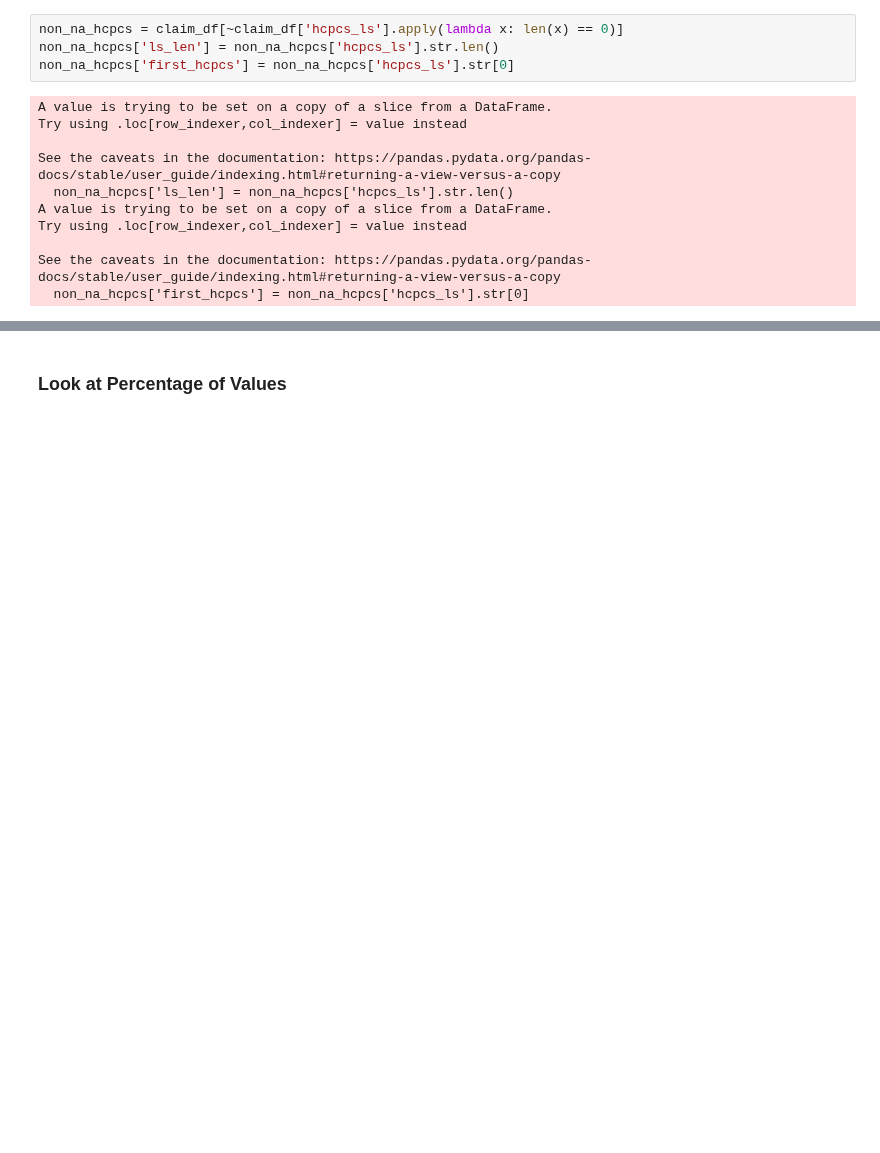
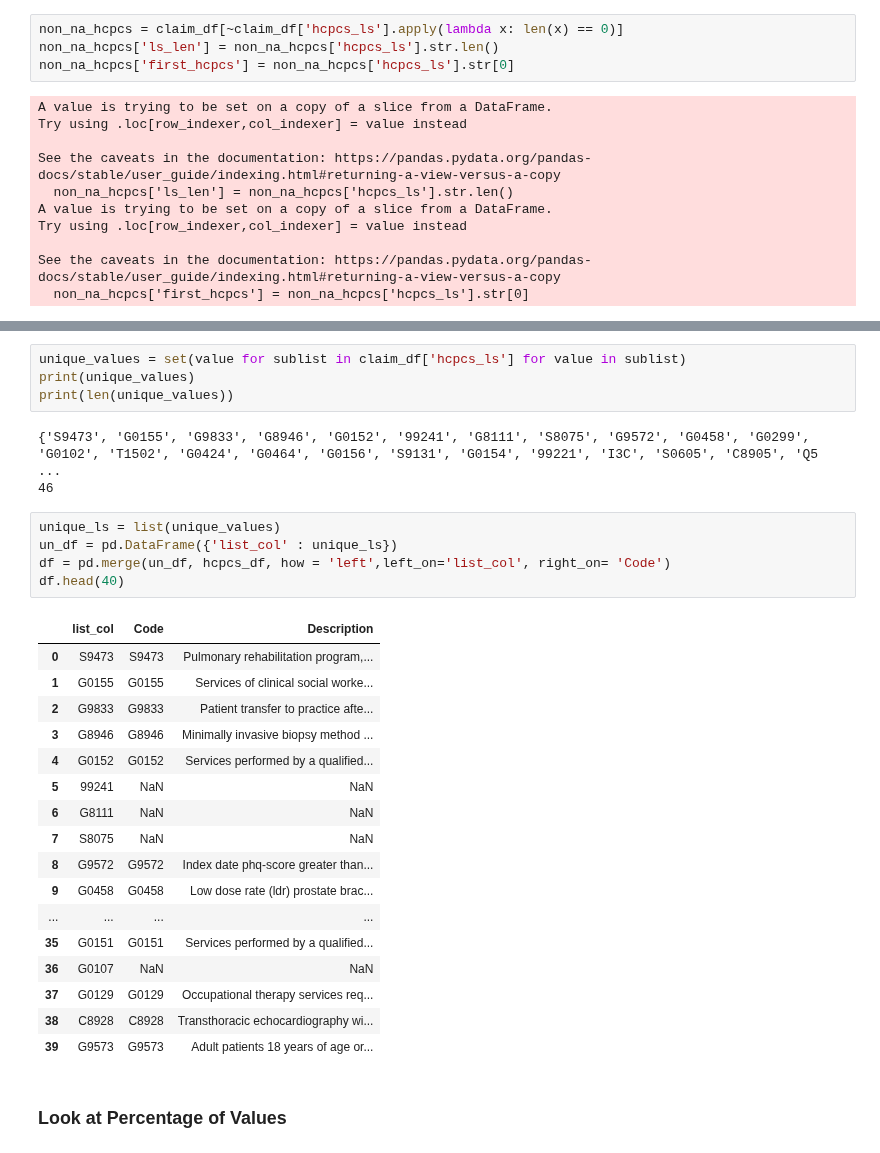
Before and after one commit to martza87/siads_696_mII, a Jupyter notebook: src/02_EDA_claim.ipynb, the cells around one changed output, grey strips where cells are left out. Saved outputs shown, nothing was run; the diff lists cells and outputs as text; blank space fills up the shorter version.

```diff
--- a/src/02_EDA_claim.ipynb
+++ b/src/02_EDA_claim.ipynb
@@ -119,3 +123,33 @@ max length: 350
+# %%
+unique_values = set(value for sublist in claim_df['hcpcs_ls'] for value in sublist)
+print(unique_values)
+print(len(unique_values))
+# %% [output]
+{'S9473', 'G0155', 'G9833', 'G8946', 'G0152', '99241', 'G8111', 'S8075', 'G9572', 'G0458', 'G0299', 'G0102', 'T1502', 'G0424', 'G0464', 'G0156', 'S9131', 'G0154', '99221', 'I3C', 'S0605', 'C8905', 'Q5 ...
+46
+# %%
+unique_ls = list(unique_values)
+un_df = pd.DataFrame({'list_col' : unique_ls})
+df = pd.merge(un_df, hcpcs_df, how = 'left',left_on='list_col', right_on= 'Code')
+df.head(40)
+# %% [output]
+|  | list_col | Code | Description |
+| 0 | S9473 | S9473 | Pulmonary rehabilitation program,... |
+| 1 | G0155 | G0155 | Services of clinical social worke... |
+| 2 | G9833 | G9833 | Patient transfer to practice afte... |
+| 3 | G8946 | G8946 | Minimally invasive biopsy method ... |
+| 4 | G0152 | G0152 | Services performed by a qualified... |
+| 5 | 99241 | NaN | NaN |
+| 6 | G8111 | NaN | NaN |
+| 7 | S8075 | NaN | NaN |
+| 8 | G9572 | G9572 | Index date phq-score greater than... |
+| 9 | G0458 | G0458 | Low dose rate (ldr) prostate brac... |
+| ... | ... | ... | ... |
+| 35 | G0151 | G0151 | Services performed by a qualified... |
+| 36 | G0107 | NaN | NaN |
+| 37 | G0129 | G0129 | Occupational therapy services req... |
+| 38 | C8928 | C8928 | Transthoracic echocardiography wi... |
+| 39 | G9573 | G9573 | Adult patients 18 years of age or... |
 # %% [markdown]
 ### Look at Percentage of Values
 # %% [markdown]
```
Also changed, not shown: parts of 7 cells of this notebook.
